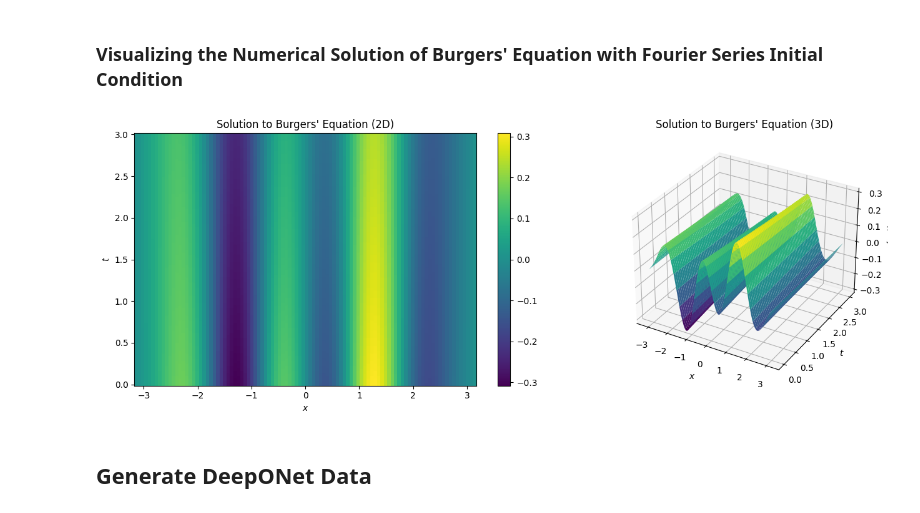
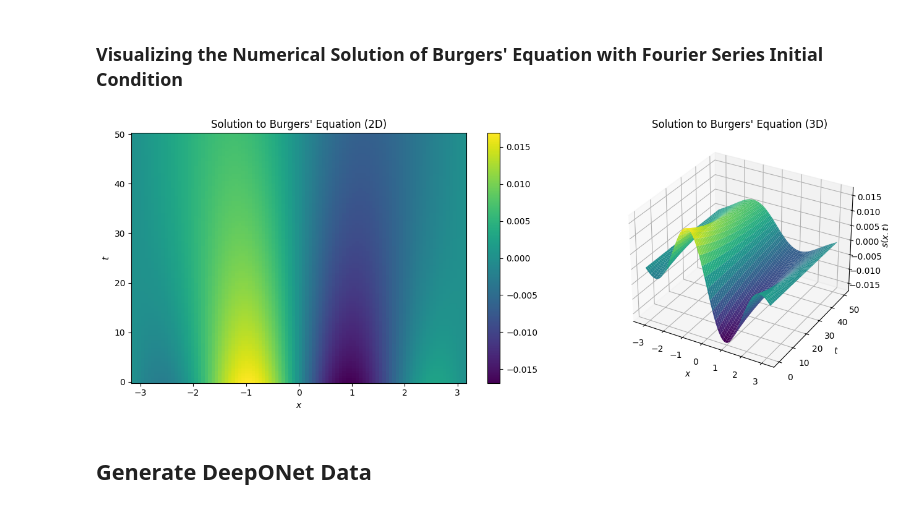
Before and after one commit to Memoisation/PDE-DeepONet-Learning, a Jupyter notebook: Burgers(PI_DeepONet).ipynb, the cells around one changed output. Saved outputs shown, nothing was run; the diff lists cells and outputs as text; code cells hidden in the pictures.

```diff
--- a/Burgers(PI_DeepONet).ipynb
+++ b/Burgers(PI_DeepONet).ipynb
@@ -217,6 +166,6 @@ def generate_initial_condition_fourier(N, A, key):
 # %%
 # A numerical solver for Burgers' equation
-def solve_burgers(key, num_fourier_terms, sine_amplitude, Nx, Nt, T_lim, period, kappa):
+def solve_burgers(key, num_sine_terms, sine_amplitude, Nx, Nt, T_lim, period, kappa):
   """Solve the 1D Burgers' equation u_t + uu_x = k * u_xx with a given initial condition derived from
   the Fourier Series sine represntation and periodic boundary conditions.
   Also generate input and output sensor locations and measurements."""
@@ -227,7 +176,7 @@ def solve_burgers(key, num_fourier_terms, sine_amplitude, Nx, Nt, T_lim, period,
   subkeys = random.split(key, 2)
 
   # Generate the initial condition function
-  initial_condition_fn = generate_initial_condition(num_fourier_terms, sine_amplitude, subkeys[0])
+  initial_condition_fn = generate_initial_condition(num_sine_terms, sine_amplitude, subkeys[0])
 
   # Create grid
   x = np.linspace(xmin, xmax, Nx)
@@ -297,48 +246,49 @@ def plot_us(x,u,y,s):
 # Define hyperparamaters and grid
 kappa = 0.01
 period = 1 # rho
-T_lim = 1 # T
+T_lim = 20 # T
 
 # Define initial condition
-num_fourier_terms = 4  # Number of sine terms in the Fourier series
-sine_amplitude = 0.02  # Amplitude of the sine terms
+num_sine_terms = 2  # Number of sine terms in the Fourier series
+sine_amplitude = 0.02  # Amplitude of the Fourier terms
 
 # Resolution of the solution (Grid of 100x100)
 Nx = 100
 Nt = 100
 
-# Select the number of sensors
+# Training data
 m = 100   # number of input sensors
-N_train = 1000 # number of input samples
-P_train = 100 # number of evaluation points for each loss
+N_train = 200 # number of input samples
+P_train = 4000 # number of evaluation points for each loss
 
 # Test data
-N_test = 5 # number of test functions
-P_test = 75 # number of test collocation points
+N_test = 100 # number of test functions
+P_test = 10 # number of test collocation points
 # %% [markdown]
 ### Visualizing the Numerical Solution of Burgers' Equation with Fourier Series Initial Condition
 # %%
 config.update("jax_enable_x64", True)
 # Numerical solution
-key = random.PRNGKey(0)
-(x, t, s), (u, u0) = solve_burgers(key, num_fourier_terms, sine_amplitude, Nx , Nt, T_lim, period, kappa)
+key = random.PRNGKey(2)
+keys = random.split(key, 5)
+(x, t, s), (u, u0) = solve_burgers(keys[2], num_sine_terms, sine_amplitude, Nx , Nt, T_lim, period, kappa)
 
 XX, TT = np.meshgrid(x,t)
 
 # Create a new figure with two subplots side by side, with the first being a 3D plot
 fig = plt.figure(figsize=(14, 5))
 
 ax1 = fig.add_subplot(122, projection='3d')
 plot_3d(ax1, XX, TT, s.T)
 ax1.set_title('Solution to Burgers\' Equation (3D)')
 
 ax2 = fig.add_subplot(121)
 plot(ax2, XX, TT, s.T)
 ax2.set_title('Solution to Burgers\' Equation (2D)')
 
 plt.tight_layout()
 plt.show()
 # %% [output]
-[figure, old version]
+[figure, new version]
 # %% [markdown]
 ## **Generate DeepONet Data**
```
Also changed, not shown: parts of 16 cells of this notebook.
